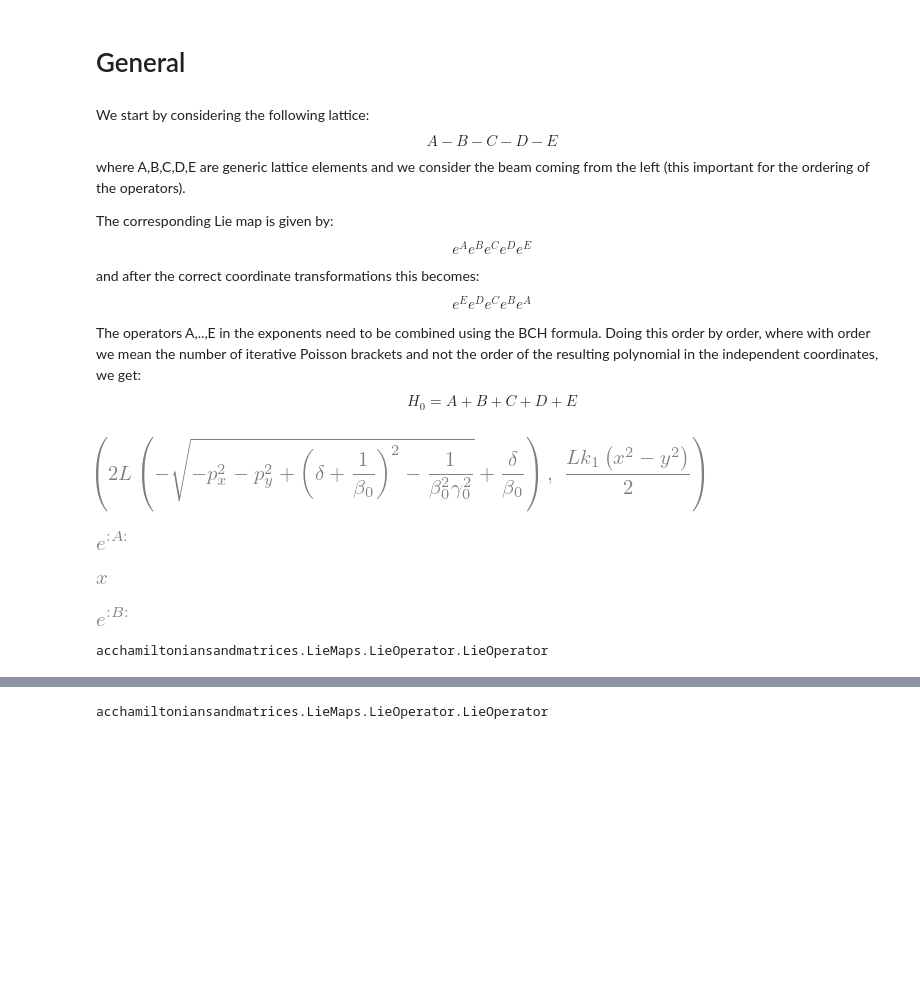
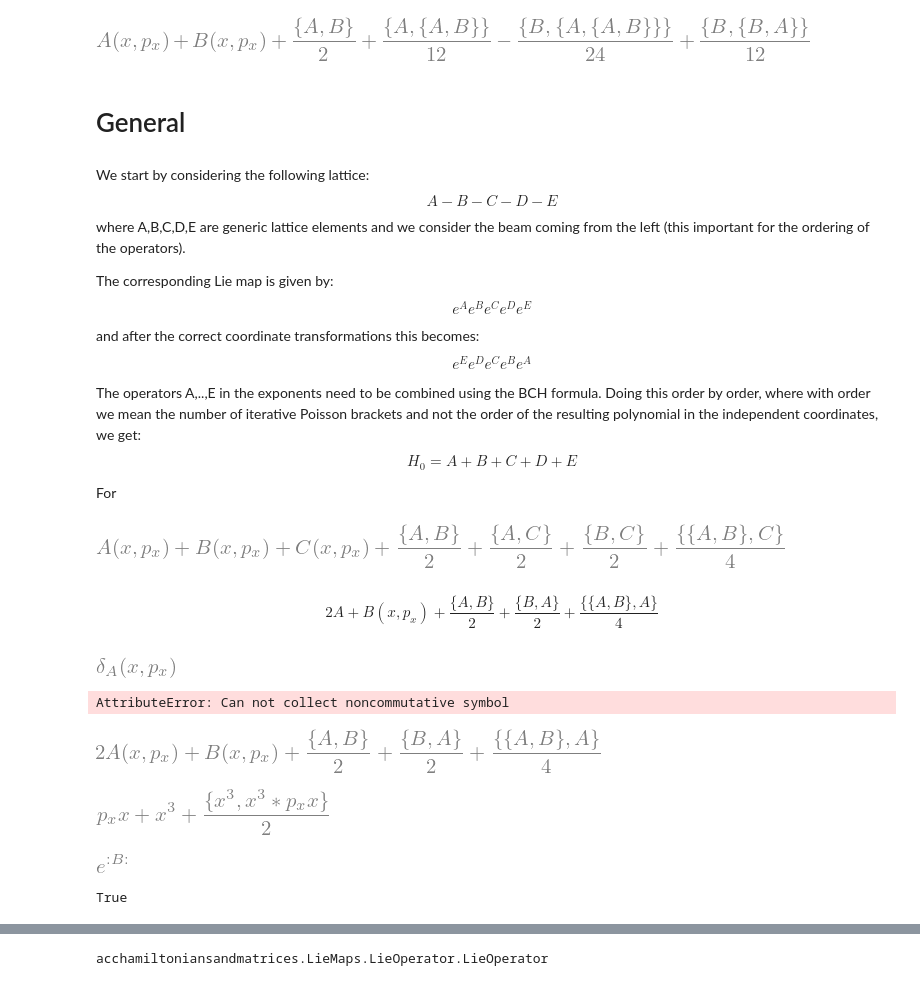
Before and after one commit to tomerten/acchamiltoniansandmatrices, a Jupyter notebook: acchamiltoniansandmatrices/Examples/Notebooks/SymbolicCalculations.ipynb, the cells around one changed output, grey strips where cells are left out. Drawn from its saved outputs; the diff is of its cells as text; code cells hidden in the pictures; blank space fills up the shorter version.

```diff
--- a/acchamiltoniansandmatrices/Examples/Notebooks/SymbolicCalculations.ipynb
+++ b/acchamiltoniansandmatrices/Examples/Notebooks/SymbolicCalculations.ipynb
@@ -67,3 +112,7 @@ L, beta0, gamma0 = symbols(" L beta_0 gamma_0", real=True, positive=True)
+# %%
+Aop.BCH(Bop,4).ham
+# %% [output]
+[figure, added]
 # %% [markdown]
 # General
 # %% [markdown]
@@ -78,7 +127,5 @@ $$e^{E}e^{D}e^{C}e^{B}e^{A}$$
 
 The operators A,..,E in the exponents need to be combined using the BCH formula. Doing this order by order, where with order we mean the number of iterative Poisson brackets and not the order of the resulting polynomial in the independent coordinates, we get:
 $$H_0 = A +B + C + D + E$$
+
+For
-# %%
-(HamDrift6D(beta0,gamma0,L,x,px,y,py,delta) + HamQuad6D(beta0,gamma0,L,x,px,y,py,delta,k1)).args
-# %% [output]
-[figure, removed]
@@ -95,8 +132,24 @@ Cop = LieOperator(C,x,px)
-# %%
-Aop
-# %% [output]
-[figure, removed]
+# %%
+Aop.BCH(Bop,2).BCH(Cop,2).ham.expand(commutator=True)
+# %% [output]
+[figure, added]
+# %% [markdown]
+$$2 A + B{\left(x,p_{x} \right)} + \frac{\lbrace A,B\rbrace}{2} + \frac{\lbrace B,A\rbrace}{2} + \frac{\lbrace \lbrace A,B\rbrace,A\rbrace}{4}
+$$
+# %%
+da = Function("delta_A", commutative=False)(x,px)
+da
+# %% [output]
+[figure, added]
+# %%
+collect(Aop.BCH(Bop,2).BCH(Cop,2).ham.expand(commutator=True).replace(C, A+da).expand(commutator=True),A,evaluate=False)
+# %% [output]
+AttributeError: Can not collect noncommutative symbol
+# %%
+Aop.BCH(Bop,2).BCH(Cop,2).ham.expand(commutator=True).replace(C, A+da).expand(commutator=True).replace(da,0)
+# %% [output]
+[figure, added]
 # %%
-Aop.ham.subs(A,x)
+Aop.BCH(Bop,2).ham.expand(commutator=True).subs(A,x**3).subs(B,x*px)
 # %% [output]
-[figure, old version]
+[figure, new version]
@@ -104,7 +159,3 @@ Aop.ham.subs(A,x)
 Bop
 # %% [output]
 [figure]
-# %%
-Aop.__class__
-# %% [output]
-acchamiltoniansandmatrices.LieMaps.LieOperator.LieOperator
@@ -110,0 +165,4 @@ acchamiltoniansandmatrices.LieMaps.LieOperator.LieOperator
+# %%
+Rational(1,2).is_number
+# %% [output]
+True
```
Also changed, not shown: parts of 24 cells of this notebook, 5 other files.
